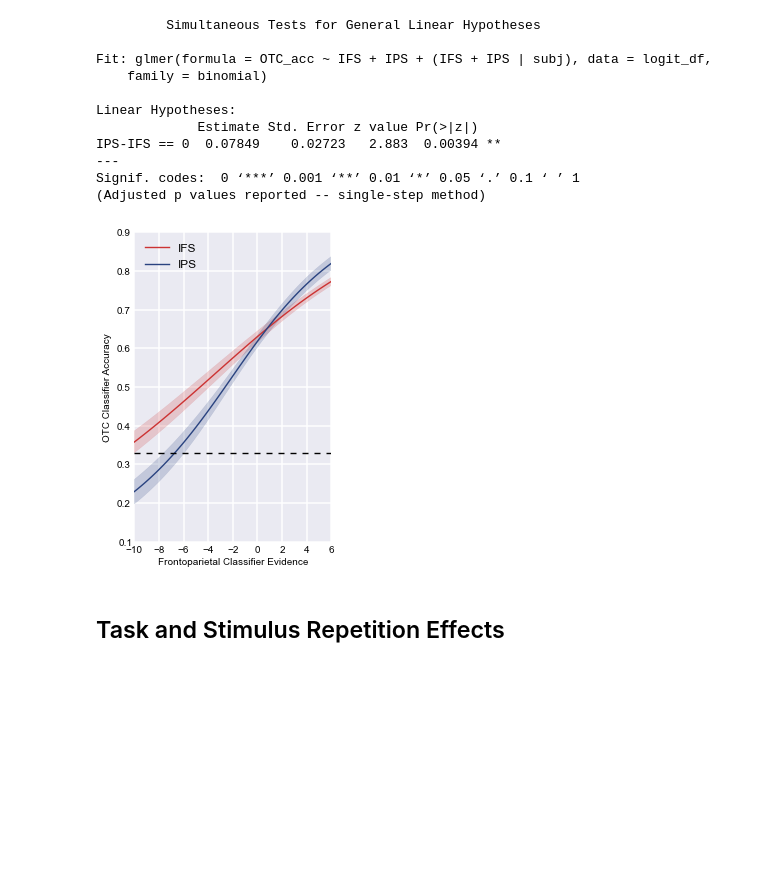
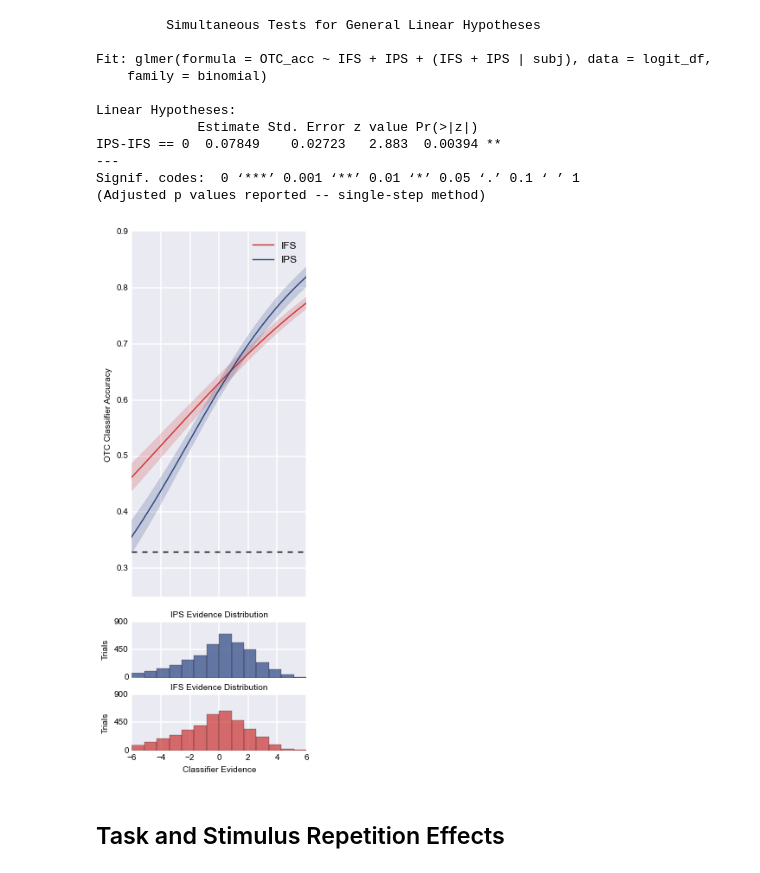
Before and after one commit to WagnerLabPapers/Waskom_JNeurosci_2014, a Jupyter notebook: Main_Analysis.ipynb, the cells around one changed output. Drawn from its saved outputs; the diff is of its cells as text; code cells hidden in the pictures; blank space fills up the shorter version.

Commit message:
Changing how figures are saved and tweaking a few other things

```diff
--- a/Main_Analysis.ipynb
+++ b/Main_Analysis.ipynb
@@ -1385,30 +1336,40 @@ Signif. codes:  0 ‘***’ 0.001 ‘**’ 0.01 ‘*’ 0.05 ‘.’ 0.1 ‘ ’
 # %%
 xx = linspace(-10, 6, 100)
 x_pred = sm.add_constant(xx, prepend=True)
-rois = ["IFS", "IPS"]
-models = {roi: empty((subjects.size, xx.size)) for roi in rois}
+pred_rois = ["IFS", "IPS"]
+models = {roi: empty((subjects.size, xx.size)) for roi in pred_rois}
 
 for i, subj in enumerate(subjects):
     df = logit_df[logit_df.subj == subj]
     y_ = df.OTC_acc
-    for roi in rois:
+    for roi in pred_rois:
         x_fit = sm.add_constant(df[roi].values, prepend=True)
         fit = sm.GLM(y_, x_fit, family=sm.families.Binomial()).fit()
         models[roi][i] = fit.predict(x_pred)
-# %%
-f, ax = subplots(1, 1, figsize=(3.5, 5))
-for roi in rois:
-    color = roi_colors[roi]
-    sns.tsplot(xx, models[roi], color=color, label=roi, ax=ax)
-ax.set_xlim(-10, 6)
-ax.axhline(.33, c="k", ls="--")
-ax.set_xlabel("Frontoparietal Classifier Evidence")
-ax.set_ylabel("OTC Classifier Accuracy")
-ax.legend(loc="best")
-tight_layout()
-save_figure(f, "top_down_logistic_curves")
-# %% [output]
-[figure, removed]
+# %%
+f = figure(figsize=(3.5, 9))
+axr = f.add_axes([.15, .325, .8, .65])
+for i, roi in enumerate(pred_rois):
+    color = roi_colors[roi]
+    sns.tsplot(xx, models[roi], color=color, label=roi, ax=axr)
+    axh = f.add_axes([.15, .05 + i * .13, .8, .1])
+    axh.hist(logit_df[roi], np.linspace(-6, 6, 15), alpha=.7, color=color)
+    axh.set_yticks(np.linspace(0, 900, 3))
+    axh.set_ylabel("Trials")
+    axh.set_title(roi + " Evidence Distribution", size=10)
+    if not i:
+        axh.set_xlabel("Classifier Evidence")
+    else:
+        axh.set_xticklabels([])
+axr.set_xlim(-6, 6)
+axr.set_ylim(.25, .9)
+axr.set_xticklabels([])
+axr.axhline(.33, c="k", ls="--")
+axr.set_ylabel("OTC Classifier Accuracy")
+axr.legend(loc="best")
+save_figure(f, "figure_7")
+# %% [output]
+[figure, added]
 # %% [markdown]
 ## Task and Stimulus Repetition Effects
 # %% [markdown]
```
Also changed, not shown: parts of 31 cells of this notebook, 15 other files.
